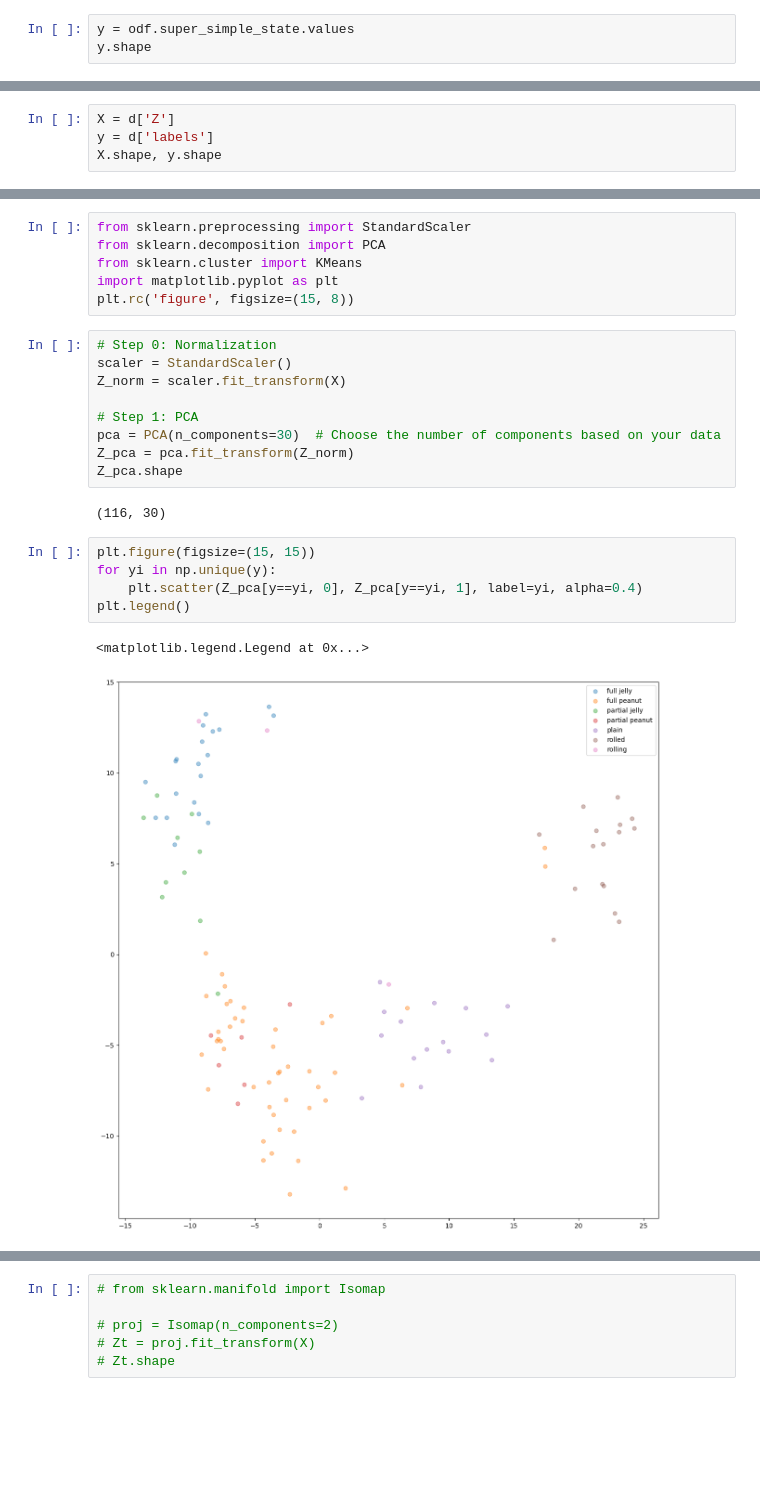
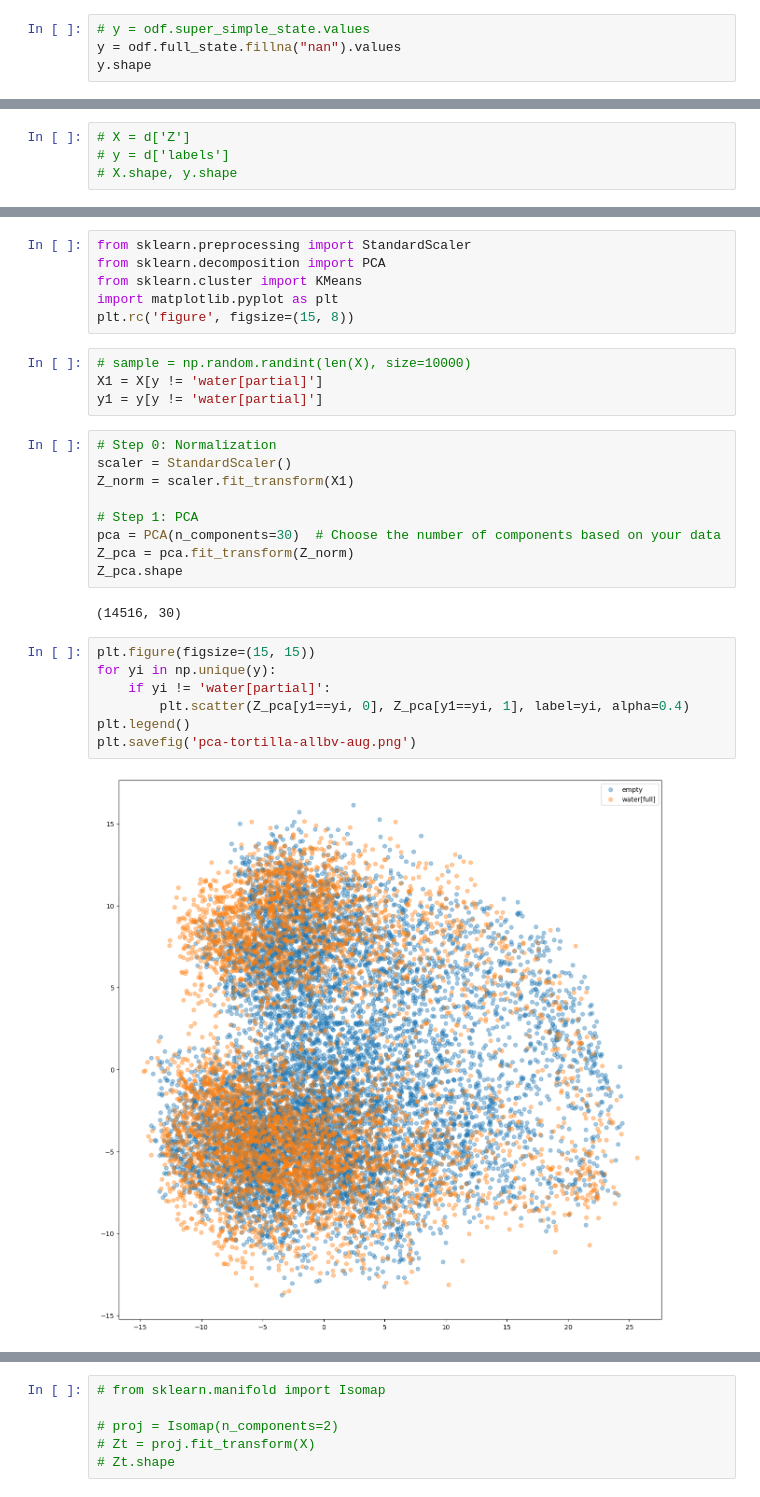
Before and after one commit to VIDA-NYU/object-states, a Jupyter notebook: scripts/Dump DB.ipynb, the cells around one changed output, grey strips where cells are left out. Saved outputs shown, nothing was run; the diff lists cells and outputs as text; blank space fills up the shorter version.

```diff
--- a/scripts/Dump DB.ipynb
+++ b/scripts/Dump DB.ipynb
@@ -183,4 +212,5 @@ X.shape
 # %%
-y = odf.super_simple_state.values
+# y = odf.super_simple_state.values
+y = odf.full_state.fillna("nan").values
 y.shape
 # %% [output]
@@ -193,4 +221,4 @@ set(d)
 # %%
-X = d['Z']
-y = d['labels']
-X.shape, y.shape
+# X = d['Z']
+# y = d['labels']
+# X.shape, y.shape
@@ -240,22 +235,27 @@ from sklearn.decomposition import PCA
 from sklearn.cluster import KMeans
 import matplotlib.pyplot as plt
 plt.rc('figure', figsize=(15, 8))
+# %%
+# sample = np.random.randint(len(X), size=10000)
+X1 = X[y != 'water[partial]']
+y1 = y[y != 'water[partial]']
 # %%
 # Step 0: Normalization
 scaler = StandardScaler()
-Z_norm = scaler.fit_transform(X)
+Z_norm = scaler.fit_transform(X1)
 
 # Step 1: PCA
 pca = PCA(n_components=30)  # Choose the number of components based on your data
 Z_pca = pca.fit_transform(Z_norm)
 Z_pca.shape
 # %% [output]
-(116, 30)
+(14516, 30)
 # %%
 plt.figure(figsize=(15, 15))
 for yi in np.unique(y):
-    plt.scatter(Z_pca[y==yi, 0], Z_pca[y==yi, 1], label=yi, alpha=0.4)
+    if yi != 'water[partial]':
+        plt.scatter(Z_pca[y1==yi, 0], Z_pca[y1==yi, 1], label=yi, alpha=0.4)
 plt.legend()
+plt.savefig('pca-tortilla-allbv-aug.png')
 # %% [output]
-<matplotlib.legend.Legend at 0x...>
-[figure, old version]
+[figure, new version]
```
Also changed, not shown: parts of 41 cells of this notebook, 9 other files.
